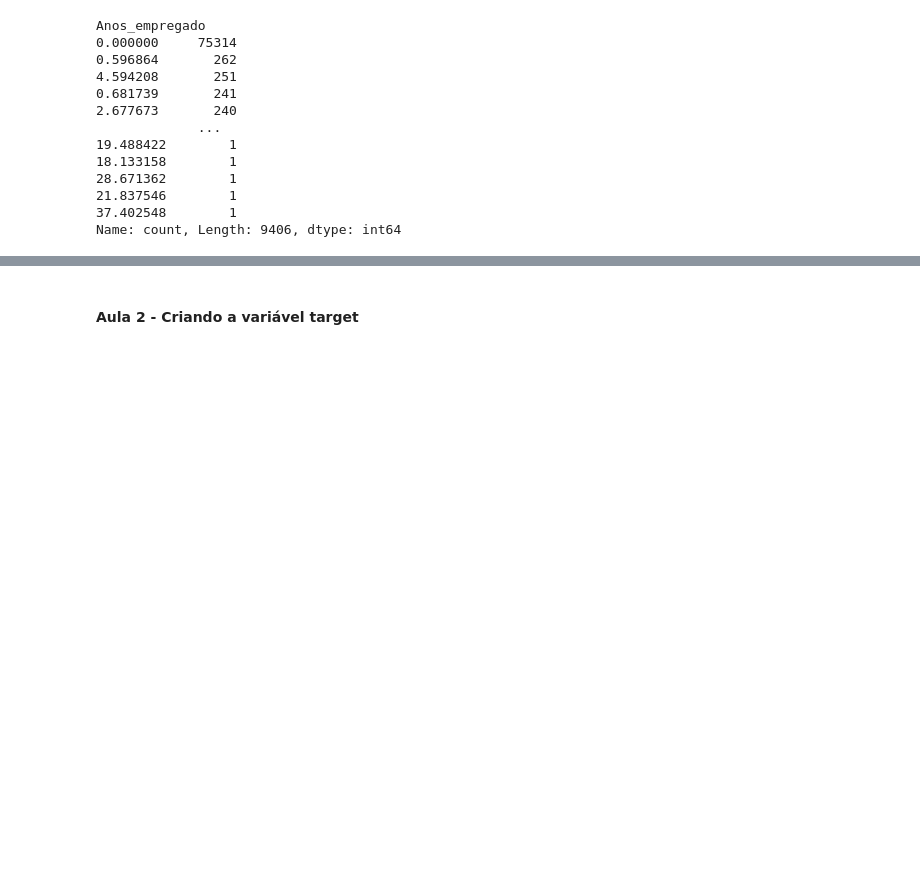
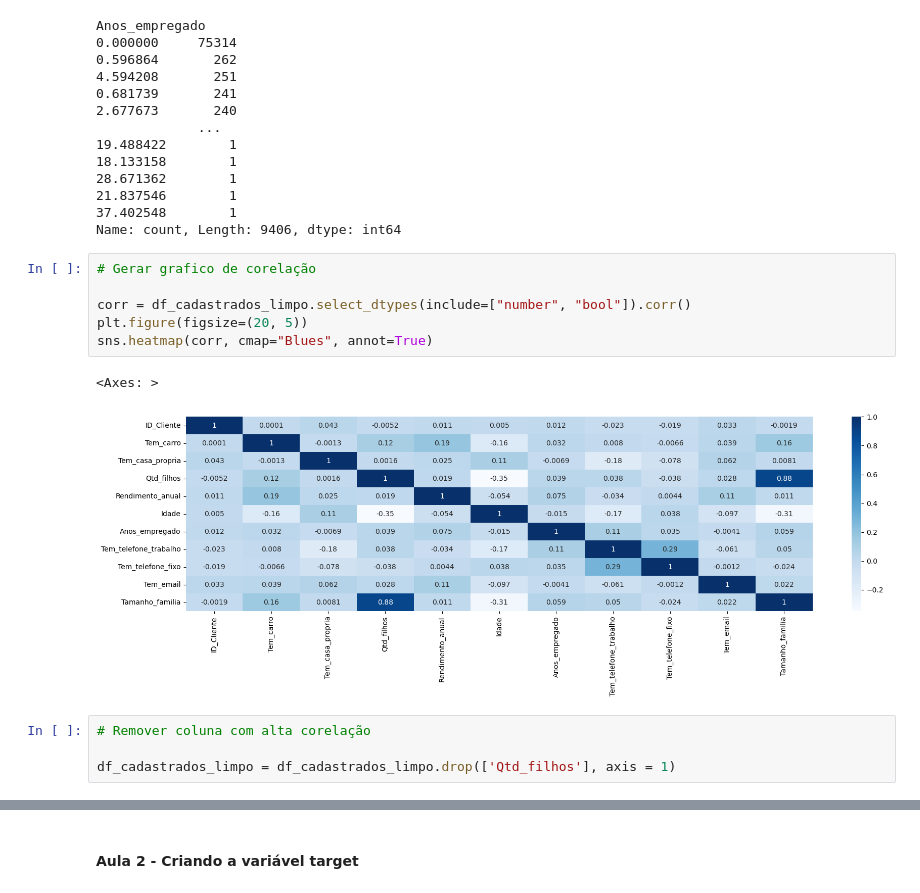
Before and after one commit to RicardViana/fiap-data-viz-and-production-models, a Jupyter notebook: deploy_de_aplicacoes.ipynb, the cells around one changed output, grey strips where cells are left out. Drawn from its saved outputs; the diff is of its cells as text; blank space fills up the shorter version.

```diff
--- a/deploy_de_aplicacoes.ipynb
+++ b/deploy_de_aplicacoes.ipynb
@@ -303,3 +306,16 @@ Anos_empregado
 21.837546        1
 37.402548        1
 Name: count, Length: 9406, dtype: int64
+# %%
+# Gerar grafico de corelação
+
+corr = df_cadastrados_limpo.select_dtypes(include=["number", "bool"]).corr()
+plt.figure(figsize=(20, 5))
+sns.heatmap(corr, cmap="Blues", annot=True)
+# %% [output]
+<Axes: >
+[figure, added]
+# %%
+# Remover coluna com alta corelação
+
+df_cadastrados_limpo = df_cadastrados_limpo.drop(['Qtd_filhos'], axis = 1)
```
Also changed, not shown: parts of 9 cells of this notebook.
